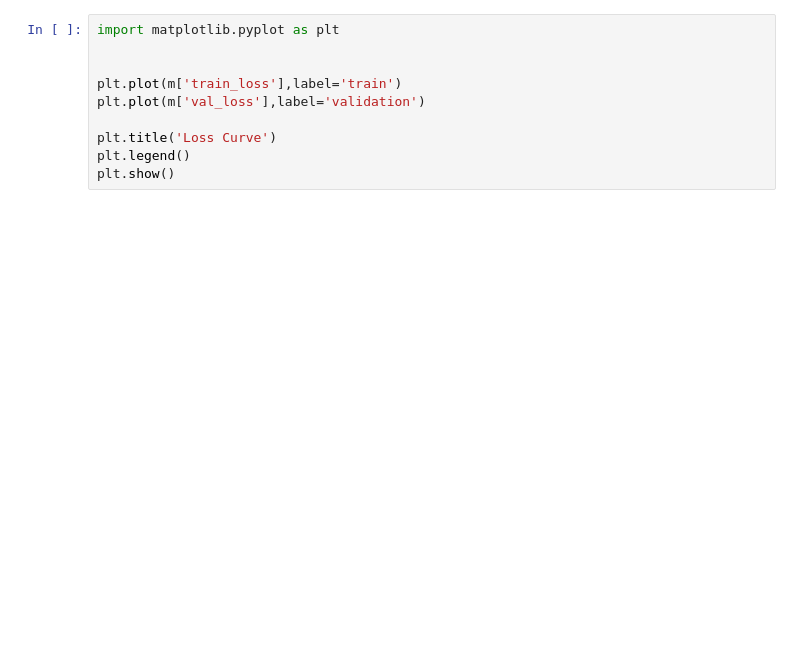
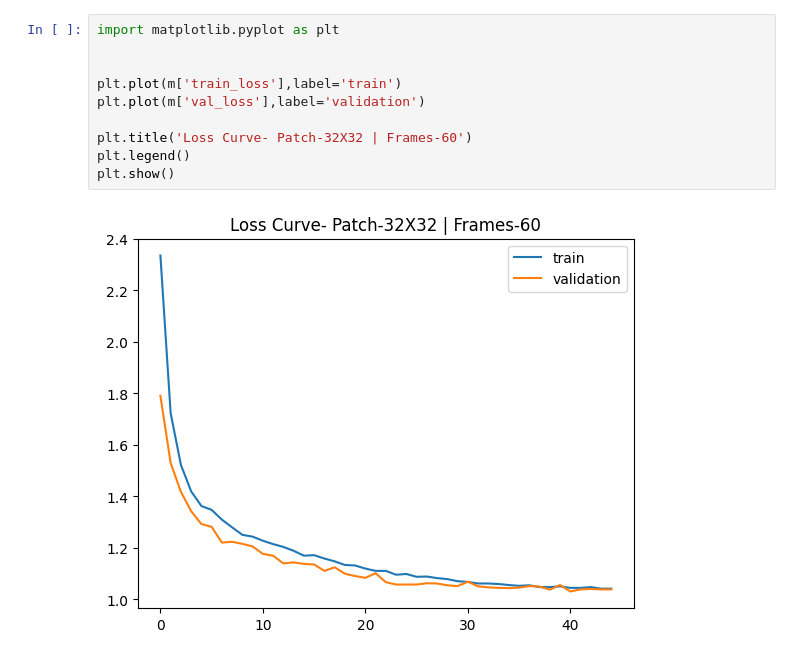
Before and after one commit to Bikash9841/Transformer-Based-Translation-From-NSL-Video2Text, a Jupyter notebook: apps/test.ipynb, the cells around one changed output. Cells and saved outputs as stored; diff of their text form; blank space fills up the shorter version.

Commit message:
Plot the loss curves

```diff
--- a/apps/test.ipynb
+++ b/apps/test.ipynb
@@ -7,13 +14,15 @@ m.keys()
 # %%
 import matplotlib.pyplot as plt
 
 
 plt.plot(m['train_loss'],label='train')
 plt.plot(m['val_loss'],label='validation')
 
-plt.title('Loss Curve')
+plt.title('Loss Curve- Patch-32X32 | Frames-60')
 plt.legend()
 plt.show()
+# %% [output]
+[figure, added]
 # %%
 plt.plot(m['t_wer'],label='train')
 plt.plot(m['v_wer'],label='validation')
```
Also changed, not shown: parts of 16 cells of this notebook.
